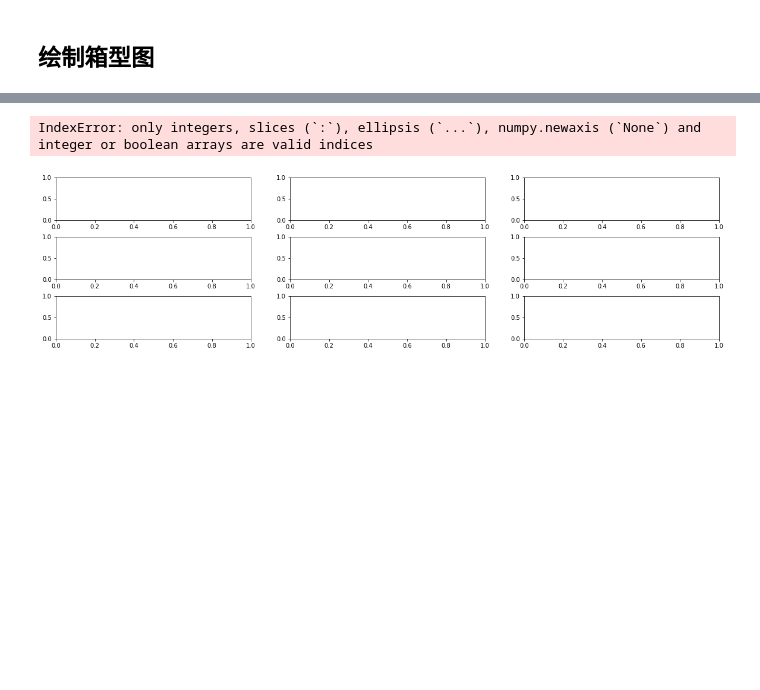
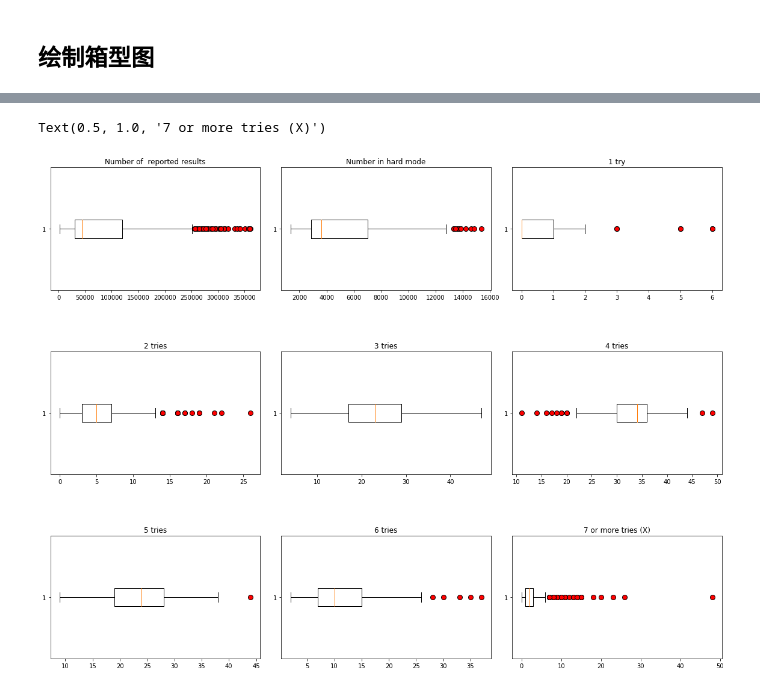
Before and after one commit to Xianyu39/MCMA2023, a Jupyter notebook: xk/code/clear.ipynb, the cells around one changed output, grey strips where cells are left out. Cells and saved outputs as stored; diff of their text form; code cells hidden in the pictures; blank space fills up the shorter version.

```diff
--- a/xk/code/clear.ipynb
+++ b/xk/code/clear.ipynb
@@ -141,14 +167,34 @@ plt.show()
 # %%
 # 绘制箱型图,将异常值用红点标记
-fig, ax = plt.subplots(3,3,figsize=(20,5))
-plt.subplots_adjust(hspace=0.4, wspace=0.2)
+fig, ax = plt.subplots(3,3,figsize=(20,15))
+plt.subplots_adjust(hspace=0.5, wspace=0.1)
 #ax[0,0].boxplot(data['Number of  reported results'], vert=False)
 values=['Number of  reported results','Number in hard mode','1 try','2 tries','3 tries','4 tries','5 tries','6 tries','7 or more tries (X)']
+'''
 for i in range(9):
     row=i%3
     list=i/3
     ax[row][list].boxplot(data[values[i]], vert=False, showfliers=True, flierprops={'marker': 'o', 'markerfacecolor': 'red', 'markersize': 8})
     ax[row][list].set_title(values[i])
+'''
+ax[0][0].boxplot(data[values[0]], vert=False, showfliers=True, flierprops={'marker': 'o', 'markerfacecolor': 'red', 'markersize': 8})
+ax[0][0].set_title(values[0])
+ax[0][1].boxplot(data[values[1]], vert=False, showfliers=True, flierprops={'marker': 'o', 'markerfacecolor': 'red', 'markersize': 8})
+ax[0][1].set_title(values[1])
+ax[0][2].boxplot(data[values[2]], vert=False, showfliers=True, flierprops={'marker': 'o', 'markerfacecolor': 'red', 'markersize': 8})
+ax[0][2].set_title(values[2])
+ax[1][0].boxplot(data[values[3]], vert=False, showfliers=True, flierprops={'marker': 'o', 'markerfacecolor': 'red', 'markersize': 8})
+ax[1][0].set_title(values[3])
+ax[1][1].boxplot(data[values[4]], vert=False, showfliers=True, flierprops={'marker': 'o', 'markerfacecolor': 'red', 'markersize': 8})
+ax[1][1].set_title(values[4])
+ax[1][2].boxplot(data[values[5]], vert=False, showfliers=True, flierprops={'marker': 'o', 'markerfacecolor': 'red', 'markersize': 8})
+ax[1][2].set_title(values[5])
+ax[2][0].boxplot(data[values[6]], vert=False, showfliers=True, flierprops={'marker': 'o', 'markerfacecolor': 'red', 'markersize': 8})
+ax[2][0].set_title(values[6])
+ax[2][1].boxplot(data[values[7]], vert=False, showfliers=True, flierprops={'marker': 'o', 'markerfacecolor': 'red', 'markersize': 8})
+ax[2][1].set_title(values[7])
+ax[2][2].boxplot(data[values[8]], vert=False, showfliers=True, flierprops={'marker': 'o', 'markerfacecolor': 'red', 'markersize': 8})
+ax[2][2].set_title(values[8])
 # %% [output]
-IndexError: only integers, slices (`:`), ellipsis (`...`), numpy.newaxis (`None`) and integer or boolean arrays are valid indices
+Text(0.5, 1.0, '7 or more tries (X)')
-[figure, old version]
+[figure, new version]
```
Also changed, not shown: parts of 32 cells of this notebook, 1 other file.
